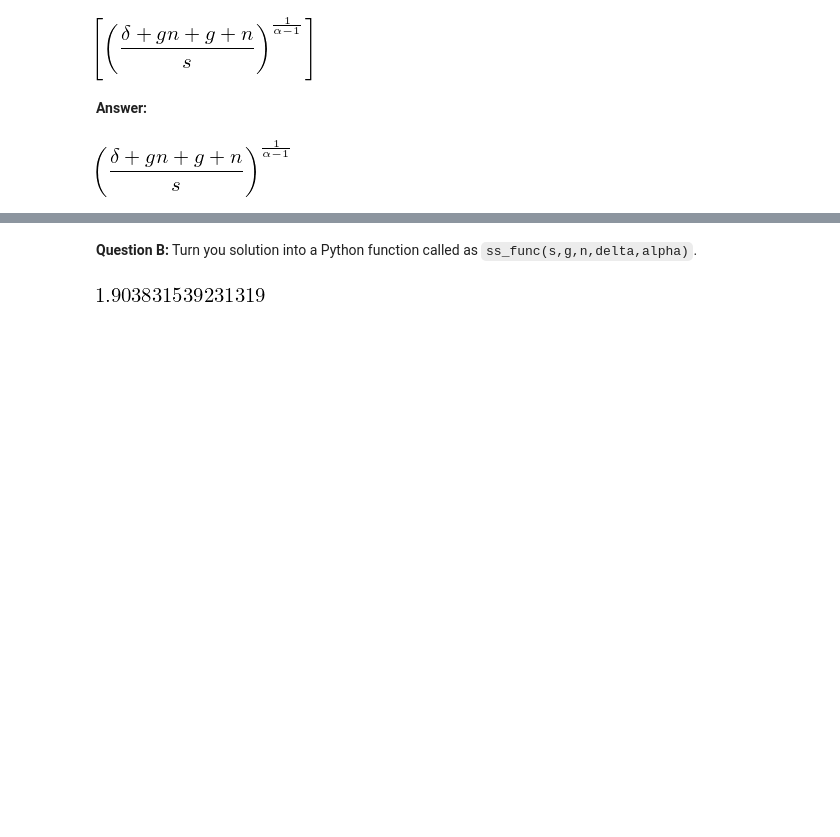
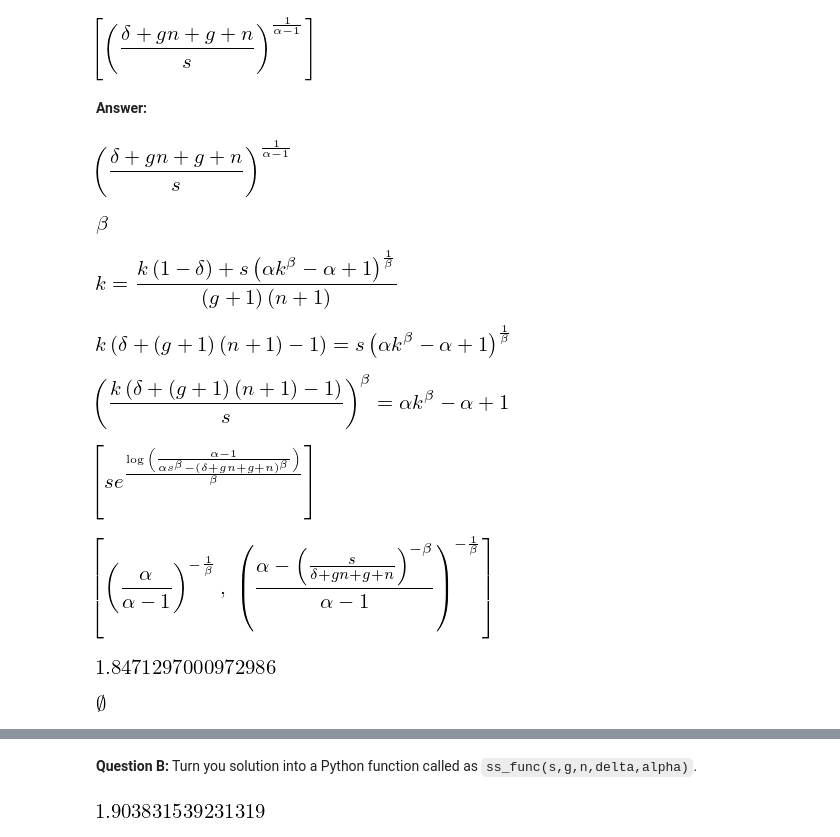
Before and after one commit to AskerNC/exercises-2020, a Jupyter notebook: PS6/problem_set_6.ipynb, the cells around one changed output, grey strips where cells are left out. Cells and saved outputs as stored; diff of their text form; code cells hidden in the pictures; blank space fills up the shorter version.

```diff
--- a/PS6/problem_set_6.ipynb
+++ b/PS6/problem_set_6.ipynb
@@ -243,3 +243,43 @@ kss = sm.solve(ss,k)[0]
 kss
 # %% [output]
 [figure]
+# %%
+beta = sm.symbols('beta')
+beta
+# %% [output]
+[figure, added]
+# %%
+#beta =-0.2
+f_CES = (alpha*k**beta+1-alpha)**(1/beta)
+ss = sm.Eq(k,(s*f_CES+(1-delta)*k)/((1+n)*(1+g)))
+ss
+# %% [output]
+[figure, added]
+# %%
+ss1 = sm.Eq(k*((1+n)*(1+g)-1+delta),s*f_CES)
+ss1
+# %% [output]
+[figure, added]
+# %%
+ss2 = sm.Eq((k*((1+n)*(1+g)-1+delta)/s)**beta,(alpha*k**beta+1-alpha))
+ss2
+# %% [output]
+[figure, added]
+# %%
+kss2 = sm.solve(ss2,k)
+kss2
+# %% [output]
+[figure, added]
+# %%
+beta = sm.symbols('beta',negative=True)
+f_CES = (alpha*k**beta+1-alpha)**(1/beta)
+ss = sm.Eq(k,(s*f_CES+(1-delta)*k)/((1+n)*(1+g)))
+kss = sm.solve(ss,k)
+kss
+# %% [output]
+[figure, added]
+# %%
+ss_func = sm.lambdify((s,g,n,delta,alpha,beta),kss2[0])
+ss_func(0.2,0.02,0.01,0.1,1/3,-0.5)
+# %% [output]
+[figure, added]
@@ -245,0 +289,6 @@ kss
+# %%
+f_CES = (alpha*k**beta+1-alpha)**(1/beta)
+ss= (s*f_CES+(1-delta)*k)/((1+n)*(1+g))-k
+solve_expo(ss2,0,k,sm.S.Reals)
+# %% [output]
+[figure, added]
```
Also changed, not shown: parts of 10 cells of this notebook, 3 other files.
